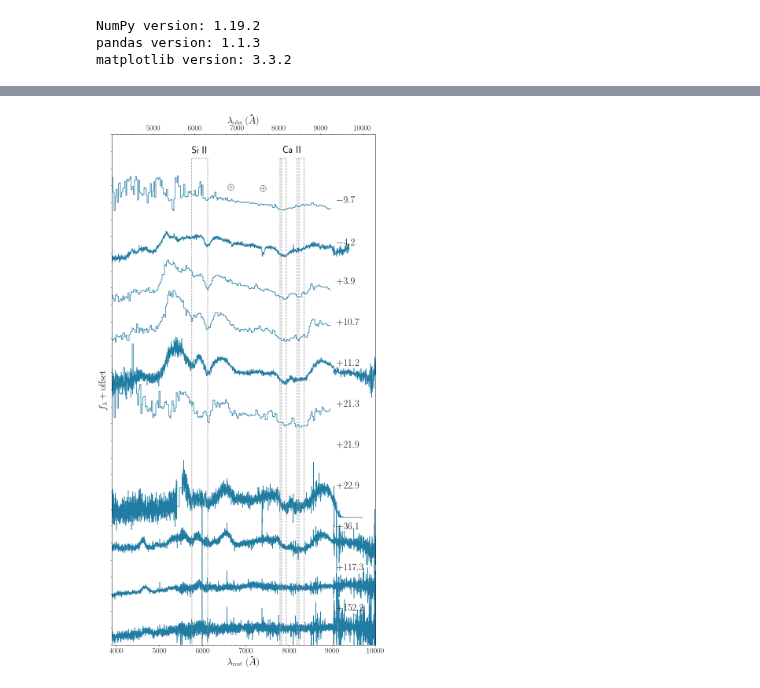
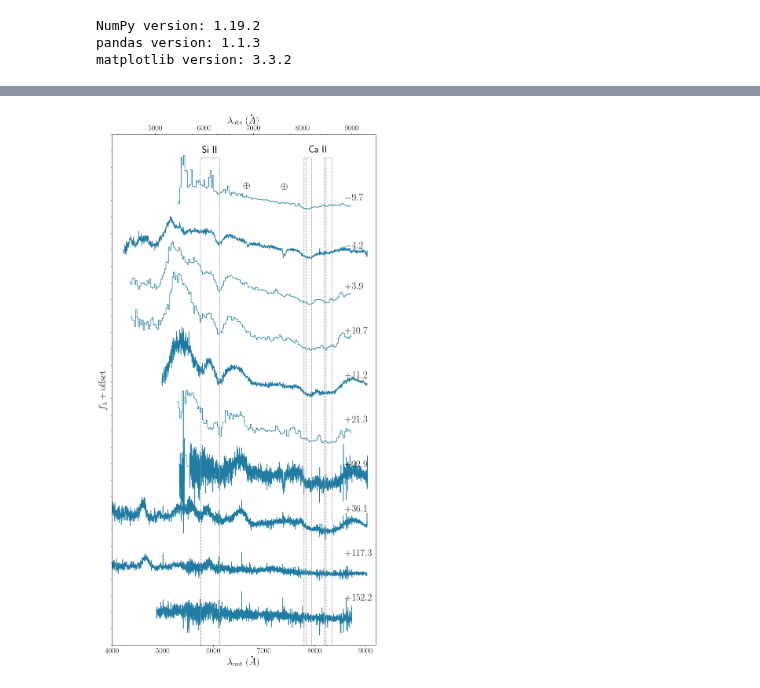
Before and after one commit to slowdivePTG/SN2020jgb, a Jupyter notebook: spectroscopy/SN2020jgb.ipynb, the cells around one changed output, grey strips where cells are left out. Saved outputs shown, nothing was run; the diff lists cells and outputs as text; code cells hidden in the pictures.

```diff
--- a/spectroscopy/SN2020jgb.ipynb
+++ b/spectroscopy/SN2020jgb.ipynb
@@ -28,6 +30,8 @@ matplotlib version: 3.3.2
 z = 0.0307
 t_max = 2458986.91
 t_max_mjd = t_max - 2400000.5
+ebv = 0.404
+rv = 3.1
 # %%
 def plot_box_spec(wave, flux):
     flux_plot = np.repeat(flux, 2)
@@ -55,3 +60,18 @@ spec_files
  './ZTF20aayhacx_20200623_Keck1_v1.ascii',
  './ZTF20aayhacx_20200915_Keck1_v2.ascii',
  './ZTF20aayhacx_20201020_Keck1_v1.ascii']
+# %%
+spec_df = pd.read_csv(spec_files[-4],
+                      comment='#',
+                      delim_whitespace=True,
+                      header=None)
+wv, fl = plot_box_spec(spec_df[0].values, spec_df[1].values)
+fl_unc = np.repeat(spec_df[1].values, 2)
+plt.figure(figsize=(12, 8))
+plt.errorbar(wv, fl * 10**(0.4 * calALambda(wv, rv, ebv)), label='correction')
+plt.errorbar(wv, fl, label='raw')
+plt.ylim(-10, 50)
+#plt.xlim(4000, 5000)
+plt.xlabel(r'$\lambda_\mathrm{obs} \; (\AA)$')
+plt.legend()
+plt.show()
@@ -70,18 +92,46 @@ phase_list = []
 mjd_list = []
 
 fig, ax = plt.subplots(figsize=(10, 20))
-
-for spec_num, spec in enumerate(spec_files):
+spec_num = -1
+for spec in spec_files:
+    if 'GNIRS' in spec:
+        continue
+    spec_num += 1
     spec_df = pd.read_csv(spec,
                           comment='#',
                           delim_whitespace=True,
                           header=None)
+    wv, fl = plot_box_spec(spec_df[0].values, spec_df[1].values)
 
-    wv, fl = plot_box_spec(spec_df[0].values, spec_df[1].values)
+    fl_unc = spec_df[2].values
+    if 'P60' in spec or 'P200' in spec:
+        fl_unc = spec_df[2].values**.5
+    if 'Keck' in spec:
+        fl_unc = spec_df[3].values
+    fl_unc = np.repeat(fl_unc, 2)
+    arg1 = np.argwhere(wv < 5500).flatten()
+    arg2 = np.argwhere(fl[arg1] < fl_unc[arg1] * 3).flatten()
+    fl = fl[arg2[-1] + 1:]
+    wv = wv[arg2[-1] + 1:]
+    fl_unc = fl_unc[arg2[-1] + 1:]
+    arg1 = np.argwhere(wv > 9000).flatten()
+    arg2 = np.argwhere(fl[arg1] < fl_unc[arg1] * 3).flatten()
+    try:
+        fl = fl[:arg1[arg2][0]]
+        wv = wv[:arg1[arg2][0]]
+        fl_unc = fl_unc[:arg1[arg2][0]]
+    except:
+        fl = fl[wv < 9000]
+        fl_unc = fl_unc[wv < 9000]
+        wv = wv[wv < 9000]
+
+        wv = wv[fl > fl_unc]
+        fl = fl[fl > fl_unc]
+    fl *= 10**(0.4 * calALambda(wv, rv, ebv))
 
     norm_flux = np.nanmedian(fl[np.where((wv > 7200) & (wv < 7400))])
     ax.plot(wv / (1 + z),
-            fl / norm_flux - 2.5 * spec_num,
+            fl / norm_flux - 2.8 * spec_num,
             color=aam_colors['blue'])
 
     with open(spec) as f:
@@ -105,22 +155,21 @@ for spec_num, spec in enumerate(spec_files):
         print('Try the observation date.')
         year = 2020
         pos_dat = spec.find(str(year))
-        year_obs = spec[pos_dat:pos_dat+4]
-        mon_obs = spec[pos_dat+4:pos_dat+6]
-        date_obs = spec[pos_dat+6:pos_dat+8]
+        year_obs = spec[pos_dat:pos_dat + 4]
+        mon_obs = spec[pos_dat + 4:pos_dat + 6]
+        date_obs = spec[pos_dat + 6:pos_dat + 8]
         mjd_obs = Time('{}-{}-{}'.format(year_obs, mon_obs, date_obs)).mjd
-
 
     phase = (mjd_obs - t_max_mjd) / (1 + z)
     phase_list.append(phase)
     mjd_list.append(mjd_obs)
     if mjd_obs < t_max_mjd:
-        ax.text(9100, 1 - 2.5 * spec_num, r'$-{:.1f}$'.format(np.abs(phase)))
+        ax.text(8600, 1 - 2.9 * spec_num, r'$-{:.1f}$'.format(np.abs(phase)))
     else:
-        ax.text(9100, 1 - 2.4 * spec_num, r'$+{:.1f}$'.format(np.abs(phase)))
+        ax.text(8600, 1 - 2.7 * spec_num, r'$+{:.1f}$'.format(np.abs(phase)))
 
-ax.set_xlim(3900, 10000)
-ax.set_ylim(-25., 5)
+ax.set_xlim(4000, 9200)
+ax.set_ylim(-26, 5)
 ax.set_yticklabels([])
 ax.set_ylabel(r'$f_\lambda + \mathrm{offset}$')
 ax.set_xlabel(r'$\lambda_\mathrm{rest} \;  (\AA)$')
@@ -135,12 +184,12 @@ wv_obs.xaxis.set_minor_locator(MultipleLocator(250))
 # plot lines
 # Si II 6355
 ax.plot([6355 * (1 - 11000 / 2.9979e5), 6355 * (1 - 11000 / 2.9979e5)],
-        [-25, 3.6],
+        [-26, 3.6],
         '--',
         color='0.6')
 # Si II 5972
 ax.plot([5972 * (1 - 11000 / 2.9979e5), 5965 * (1 - 11000 / 2.9979e5)],
-        [-25, 3.6],
+        [-26, 3.6],
         '--',
         color='0.6')
 # # Si II 5669
@@ -157,17 +206,17 @@ ax.text(5937.346, 3.9, r'Si II', ha='center')
 
 # Ca II 8498 - HV
 ax.plot([8498 * (1 - 25000 / 2.9979e5), 8498 * (1 - 25000 / 2.9979e5)],
-        [-25, 3.6],
+        [-26, 3.6],
         '--',
         color='0.6')
 # Ca II 8542 - HV
 ax.plot([8542 * (1 - 25000 / 2.9979e5), 8542 * (1 - 25000 / 2.9979e5)],
-        [-25, 3.6],
+        [-26, 3.6],
         '--',
         color='0.6')
 # Ca II 8662 - HV
 ax.plot([8662 * (1 - 25000 / 2.9979e5), 8662 * (1 - 25000 / 2.9979e5)],
-        [-25, 3.6],
+        [-26, 3.6],
         '--',
         color='0.6')
 ax.plot([8498 * (1 - 25000 / 2.9979e5), 8662 * (1 - 25000 / 2.9979e5)],
@@ -177,17 +226,17 @@ ax.plot([8498 * (1 - 25000 / 2.9979e5), 8662 * (1 - 25000 / 2.9979e5)],
 
 # Ca II 8498
 ax.plot([8498 * (1 - 11000 / 2.9979e5), 8498 * (1 - 11000 / 2.9979e5)],
-        [-25, 3.6],
+        [-26, 3.6],
         '--',
         color='0.6')
 # Ca II 8542
 ax.plot([8542 * (1 - 11000 / 2.9979e5), 8542 * (1 - 11000 / 2.9979e5)],
-        [-25, 3.6],
+        [-26, 3.6],
         '--',
         color='0.6')
 # Ca II 8662
 ax.plot([8662 * (1 - 11000 / 2.9979e5), 8662 * (1 - 11000 / 2.9979e5)],
-        [-25, 3.6],
+        [-26, 3.6],
         '--',
         color='0.6')
 ax.plot([8498 * (1 - 11000 / 2.9979e5), 8662 * (1 - 11000 / 2.9979e5)],
@@ -211,4 +258,4 @@ Try the observation date.
-[figure, old version]
+[figure, new version]
 # %%
 date_list = (np.array(mjd_list)-t_max_mjd) / (1 + z)
 # %%
```
Also changed, not shown: parts of 7 cells of this notebook, 4 other files.
